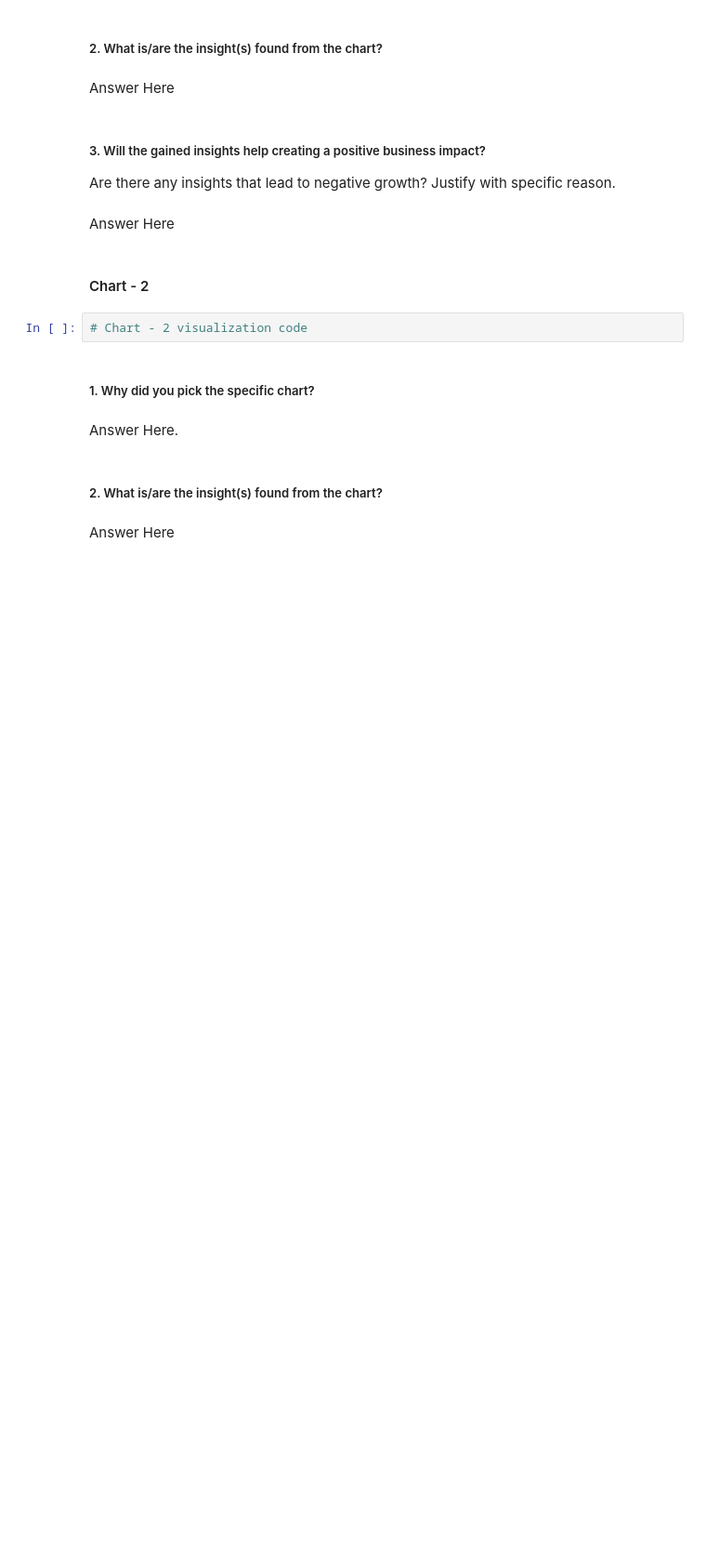
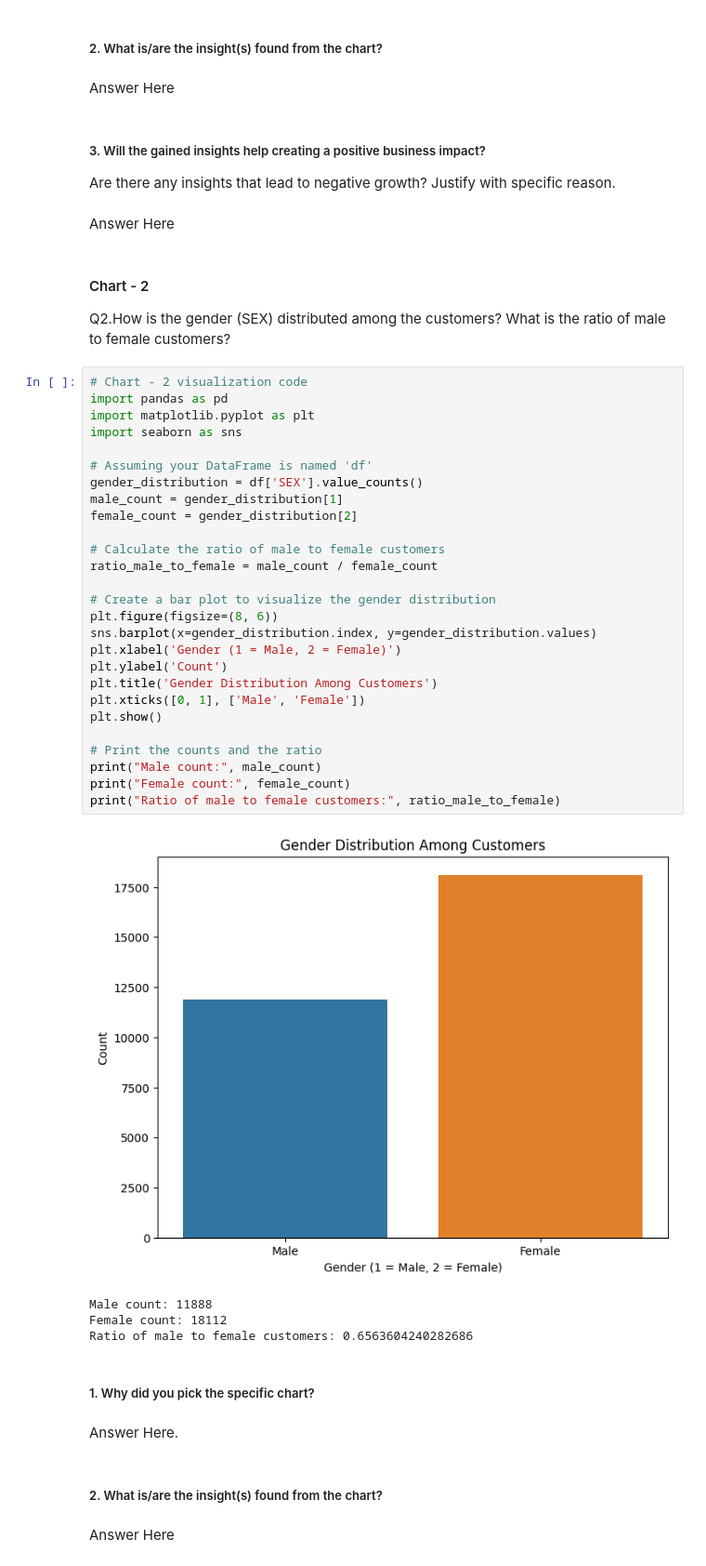
Before and after one commit to Jassibro/CREDIT-CARD-DEFAULT-PREDICTION, a Jupyter notebook: CREDIT_CARD_DEFAULT_PREDICTION.ipynb, the cells around one changed output. Shown at 93% size. Drawn from its saved outputs; the diff is of its cells as text; blank space fills up the shorter version.

```diff
--- a/CREDIT_CARD_DEFAULT_PREDICTION.ipynb
+++ b/CREDIT_CARD_DEFAULT_PREDICTION.ipynb
@@ -187,10 +326,41 @@ Answer Here
 Are there any insights that lead to negative growth? Justify with specific reason.
 # %% [markdown]
 Answer Here
-# %% [markdown]
-#### Chart - 2
-# %%
-# Chart - 2 visualization code
+# %% [markdown]
+#### Chart - 2
+Q2.How is the gender (SEX) distributed among the customers? What is the ratio of male to female customers?
+# %%
+# Chart - 2 visualization code
+import pandas as pd
+import matplotlib.pyplot as plt
+import seaborn as sns
+
+# Assuming your DataFrame is named 'df'
+gender_distribution = df['SEX'].value_counts()
+male_count = gender_distribution[1]
+female_count = gender_distribution[2]
+
+# Calculate the ratio of male to female customers
+ratio_male_to_female = male_count / female_count
+
+# Create a bar plot to visualize the gender distribution
+plt.figure(figsize=(8, 6))
+sns.barplot(x=gender_distribution.index, y=gender_distribution.values)
+plt.xlabel('Gender (1 = Male, 2 = Female)')
+plt.ylabel('Count')
+plt.title('Gender Distribution Among Customers')
+plt.xticks([0, 1], ['Male', 'Female'])
+plt.show()
+
+# Print the counts and the ratio
+print("Male count:", male_count)
+print("Female count:", female_count)
+print("Ratio of male to female customers:", ratio_male_to_female)
+# %% [output]
+[figure, added]
+Male count: 11888
+Female count: 18112
+Ratio of male to female customers: 0.6563604240282686
 # %% [markdown]
 ##### 1. Why did you pick the specific chart?
 # %% [markdown]
```
Also changed, not shown: parts of 111 cells of this notebook.
